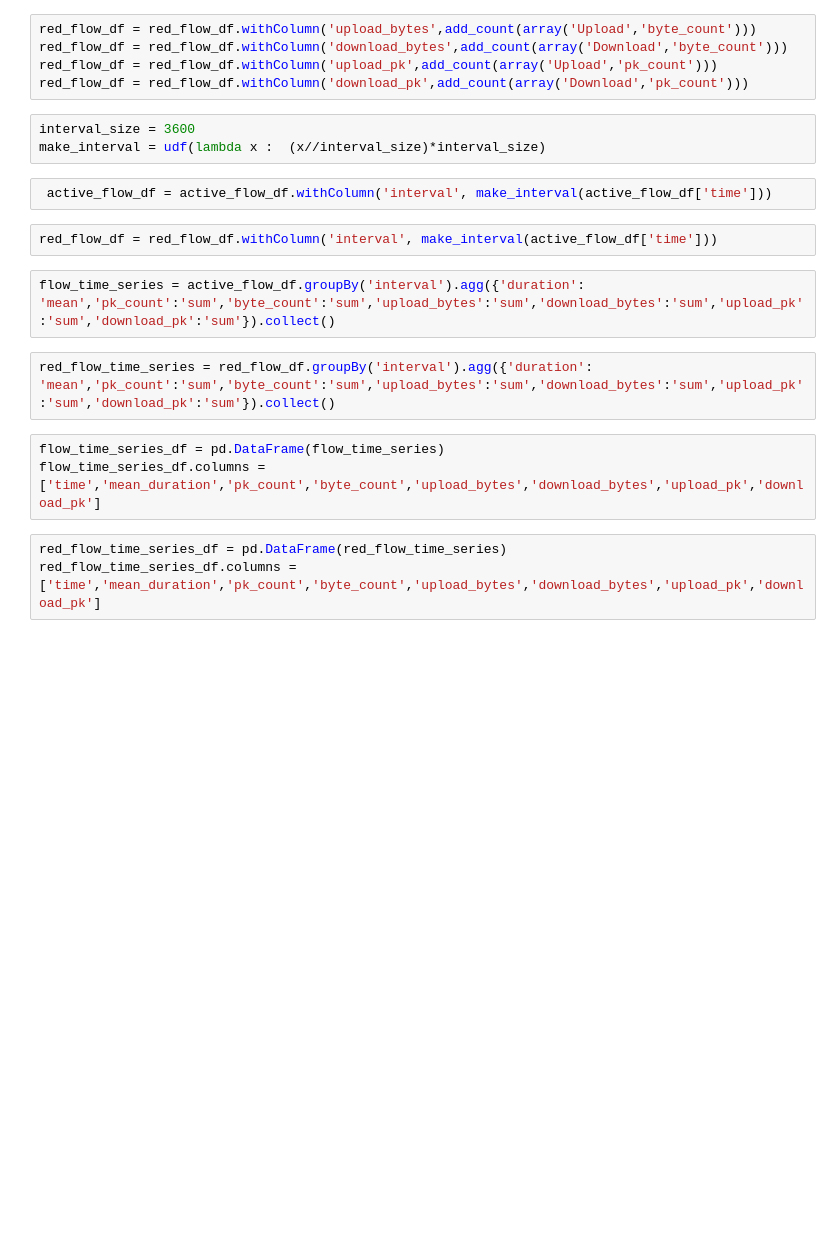
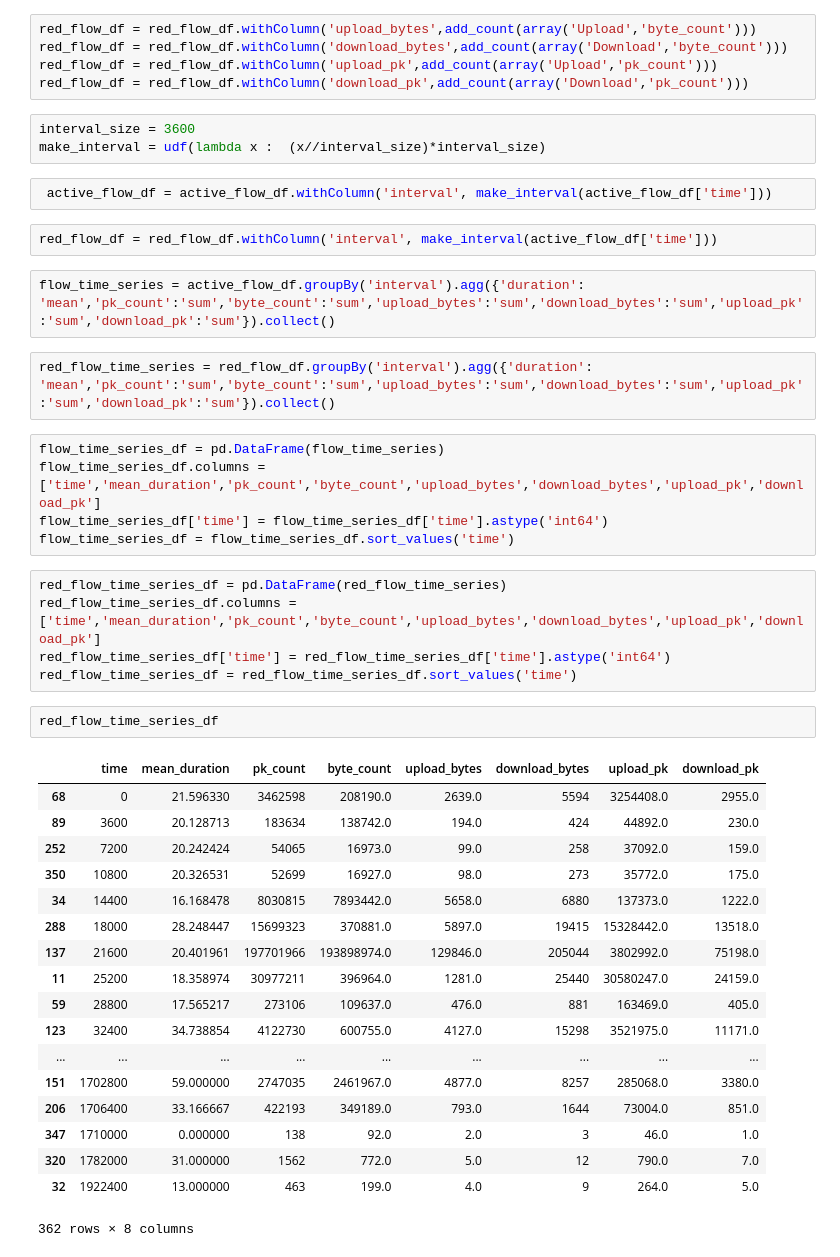
Before and after one commit to NathanLaird/NetworkTrafficAnalysis, a Jupyter notebook: Day30_Intro_EDA.ipynb, the cells around one changed output. Drawn from its saved outputs; the diff is of its cells as text; blank space fills up the shorter version.

```diff
--- a/Day30_Intro_EDA.ipynb
+++ b/Day30_Intro_EDA.ipynb
@@ -174,9 +156,34 @@ red_flow_time_series = red_flow_df.groupBy('interval').agg({'duration': 'mean','
 # %%
 flow_time_series_df = pd.DataFrame(flow_time_series)
 flow_time_series_df.columns = ['time','mean_duration','pk_count','byte_count','upload_bytes','download_bytes','upload_pk','download_pk']
+flow_time_series_df['time'] = flow_time_series_df['time'].astype('int64')
+flow_time_series_df = flow_time_series_df.sort_values('time')
 # %%
 red_flow_time_series_df = pd.DataFrame(red_flow_time_series)
 red_flow_time_series_df.columns = ['time','mean_duration','pk_count','byte_count','upload_bytes','download_bytes','upload_pk','download_pk']
+red_flow_time_series_df['time'] = red_flow_time_series_df['time'].astype('int64')
+red_flow_time_series_df = red_flow_time_series_df.sort_values('time')
+# %%
+red_flow_time_series_df
+# %% [output]
+|  | time | mean_duration | pk_count | byte_count | upload_bytes | download_bytes | upload_pk | download_pk |
+| 68 | 0 | 21.596330 | 3462598 | 208190.0 | 2639.0 | 5594 | 3254408.0 | 2955.0 |
+| 89 | 3600 | 20.128713 | 183634 | 138742.0 | 194.0 | 424 | 44892.0 | 230.0 |
+| 252 | 7200 | 20.242424 | 54065 | 16973.0 | 99.0 | 258 | 37092.0 | 159.0 |
+| 350 | 10800 | 20.326531 | 52699 | 16927.0 | 98.0 | 273 | 35772.0 | 175.0 |
+| 34 | 14400 | 16.168478 | 8030815 | 7893442.0 | 5658.0 | 6880 | 137373.0 | 1222.0 |
+| 288 | 18000 | 28.248447 | 15699323 | 370881.0 | 5897.0 | 19415 | 15328442.0 | 13518.0 |
+| 137 | 21600 | 20.401961 | 197701966 | 193898974.0 | 129846.0 | 205044 | 3802992.0 | 75198.0 |
+| 11 | 25200 | 18.358974 | 30977211 | 396964.0 | 1281.0 | 25440 | 30580247.0 | 24159.0 |
+| 59 | 28800 | 17.565217 | 273106 | 109637.0 | 476.0 | 881 | 163469.0 | 405.0 |
+| 123 | 32400 | 34.738854 | 4122730 | 600755.0 | 4127.0 | 15298 | 3521975.0 | 11171.0 |
+| ... | ... | ... | ... | ... | ... | ... | ... | ... |
+| 151 | 1702800 | 59.000000 | 2747035 | 2461967.0 | 4877.0 | 8257 | 285068.0 | 3380.0 |
+| 206 | 1706400 | 33.166667 | 422193 | 349189.0 | 793.0 | 1644 | 73004.0 | 851.0 |
+| 347 | 1710000 | 0.000000 | 138 | 92.0 | 2.0 | 3 | 46.0 | 1.0 |
+| 320 | 1782000 | 31.000000 | 1562 | 772.0 | 5.0 | 12 | 790.0 | 7.0 |
+| 32 | 1922400 | 13.000000 | 463 | 199.0 | 4.0 | 9 | 264.0 | 5.0 |
+362 rows × 8 columns
 # %%
 plt.plot(flow_time_series_df['time'],flow_time_series_df['upload_bytes'],label = 'Upload')
 plt.plot(flow_time_series_df['time'],flow_time_series_df['download_bytes'],label = 'Download')
```
Also changed, not shown: parts of 9 cells of this notebook, 4 other files.
